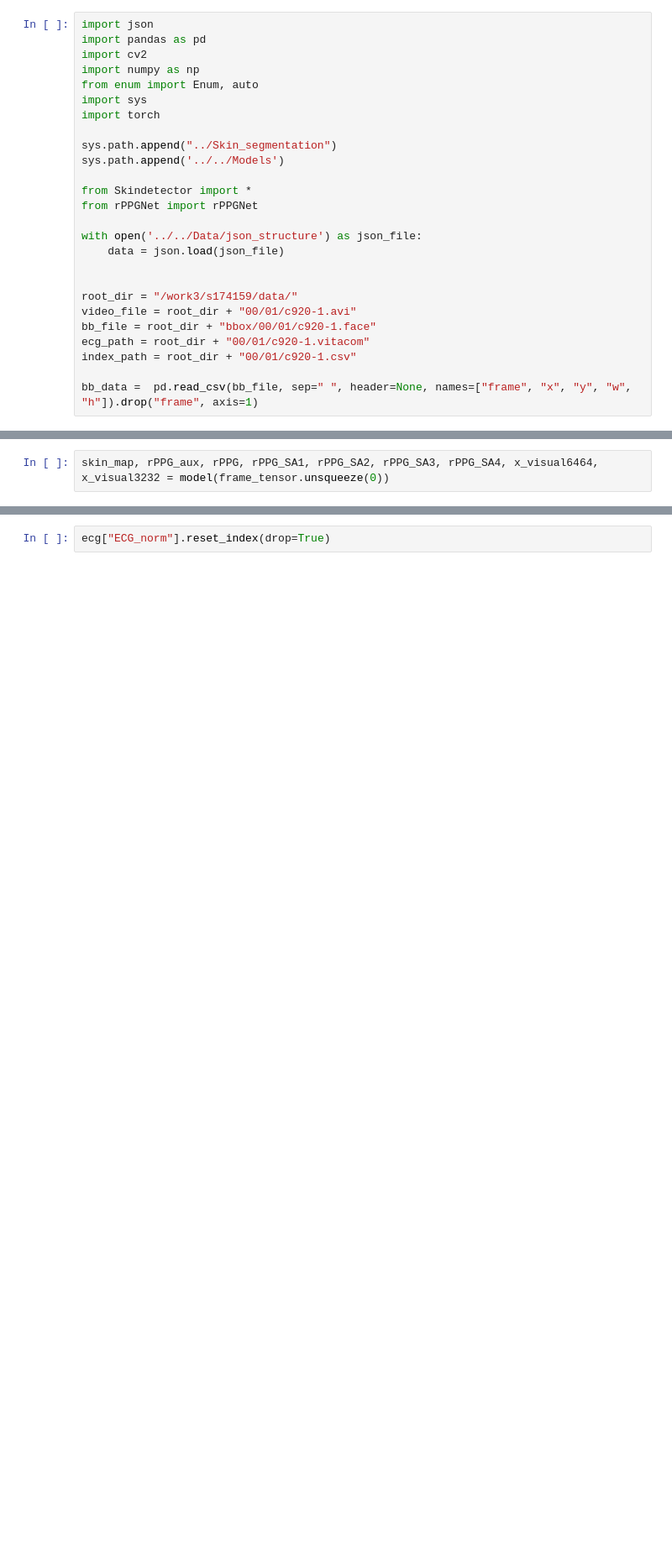
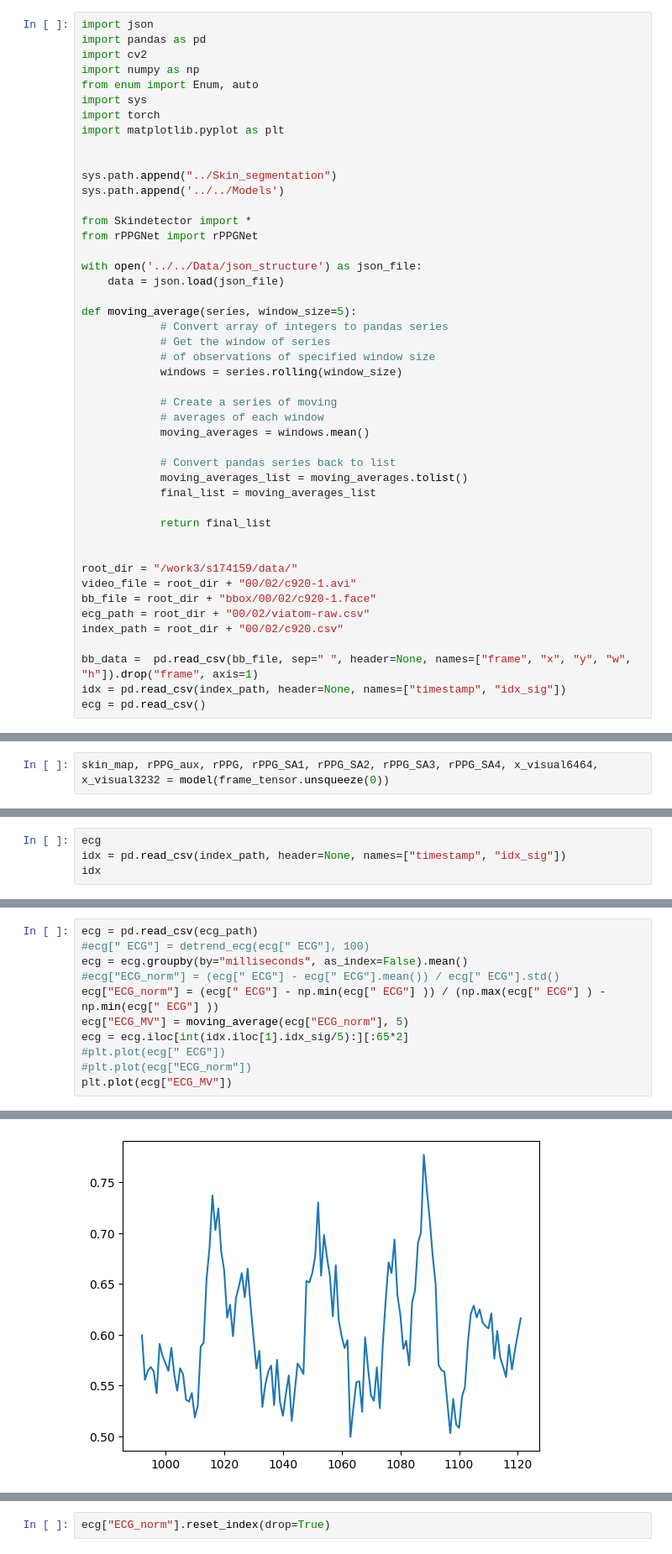
Before and after one commit to s180820/Eulerian_Magnificaiton, a Jupyter notebook: Code/Dev_notebooks/test_model.ipynb, the cells around one changed output, grey strips where cells are left out. Shown at 84% size. Cells and saved outputs as stored; diff of their text form; blank space fills up the shorter version.

```diff
--- a/Code/Dev_notebooks/test_model.ipynb
+++ b/Code/Dev_notebooks/test_model.ipynb
@@ -6,6 +6,8 @@ import numpy as np
 from enum import Enum, auto
 import sys
 import torch
+import matplotlib.pyplot as plt
+
 
 sys.path.append("../Skin_segmentation")
 sys.path.append('../../Models')
@@ -16,14 +18,32 @@ from rPPGNet import rPPGNet
 with open('../../Data/json_structure') as json_file:
     data = json.load(json_file)
 
+def moving_average(series, window_size=5):
+            # Convert array of integers to pandas series
+            # Get the window of series
+            # of observations of specified window size
+            windows = series.rolling(window_size)
+
+            # Create a series of moving
+            # averages of each window
+            moving_averages = windows.mean()
+
+            # Convert pandas series back to list
+            moving_averages_list = moving_averages.tolist()
+            final_list = moving_averages_list
+
+            return final_list
+
 
 root_dir = "/work3/s174159/data/"
-video_file = root_dir + "00/01/c920-1.avi"
-bb_file = root_dir + "bbox/00/01/c920-1.face"
-ecg_path = root_dir + "00/01/c920-1.vitacom"
-index_path = root_dir + "00/01/c920-1.csv"
+video_file = root_dir + "00/02/c920-1.avi"
+bb_file = root_dir + "bbox/00/02/c920-1.face"
+ecg_path = root_dir + "00/02/viatom-raw.csv"
+index_path = root_dir + "00/02/c920.csv"
 
 bb_data =  pd.read_csv(bb_file, sep=" ", header=None, names=["frame", "x", "y", "w", "h"]).drop("frame", axis=1)
+idx = pd.read_csv(index_path, header=None, names=["timestamp", "idx_sig"])
+ecg = pd.read_csv()
 # %%
 model = rPPGNet()
 model.load_state_dict(torch.load("../../logs/Eulerian/models/run_2023-10-30_11-34-54/model.pth", map_location=torch.device('cpu')))
@@ -120,3 +140,7 @@ def moving_average(series, window_size=5):
             final_list = moving_averages_list
 
             return final_list
+# %%
+ecg
+idx = pd.read_csv(index_path, header=None, names=["timestamp", "idx_sig"])
+idx
@@ -122,0 +230,12 @@ def moving_average(series, window_size=5):
+# %%
+ecg = pd.read_csv(ecg_path)
+#ecg[" ECG"] = detrend_ecg(ecg[" ECG"], 100)
+ecg = ecg.groupby(by="milliseconds", as_index=False).mean()
+#ecg["ECG_norm"] = (ecg[" ECG"] - ecg[" ECG"].mean()) / ecg[" ECG"].std()
+ecg["ECG_norm"] = (ecg[" ECG"] - np.min(ecg[" ECG"] )) / (np.max(ecg[" ECG"] ) - np.min(ecg[" ECG"] ))
+ecg["ECG_MV"] = moving_average(ecg["ECG_norm"], 5)
+ecg = ecg.iloc[int(idx.iloc[1].idx_sig/5):][:65*2]
+#plt.plot(ecg[" ECG"])
+#plt.plot(ecg["ECG_norm"])
+plt.plot(ecg["ECG_MV"])
+# %% [output]
@@ -122,0 +243 @@ def moving_average(series, window_size=5):
+[figure, added]
```
Also changed, not shown: parts of 9 cells of this notebook, 2 other files.
